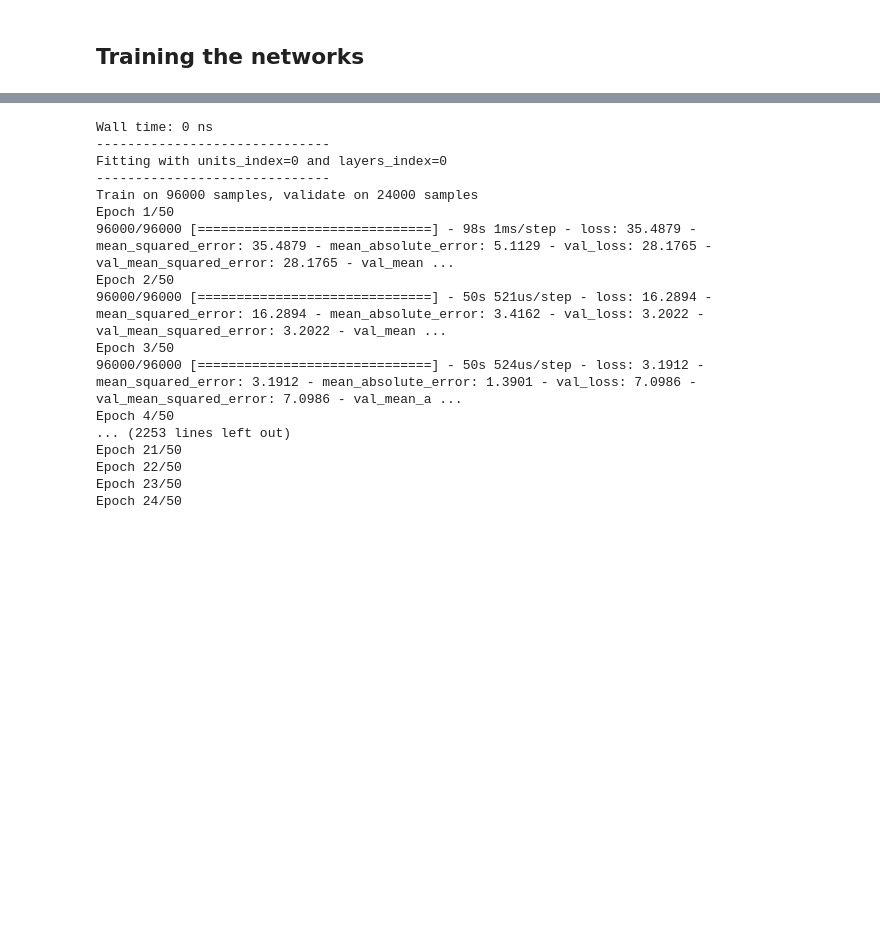
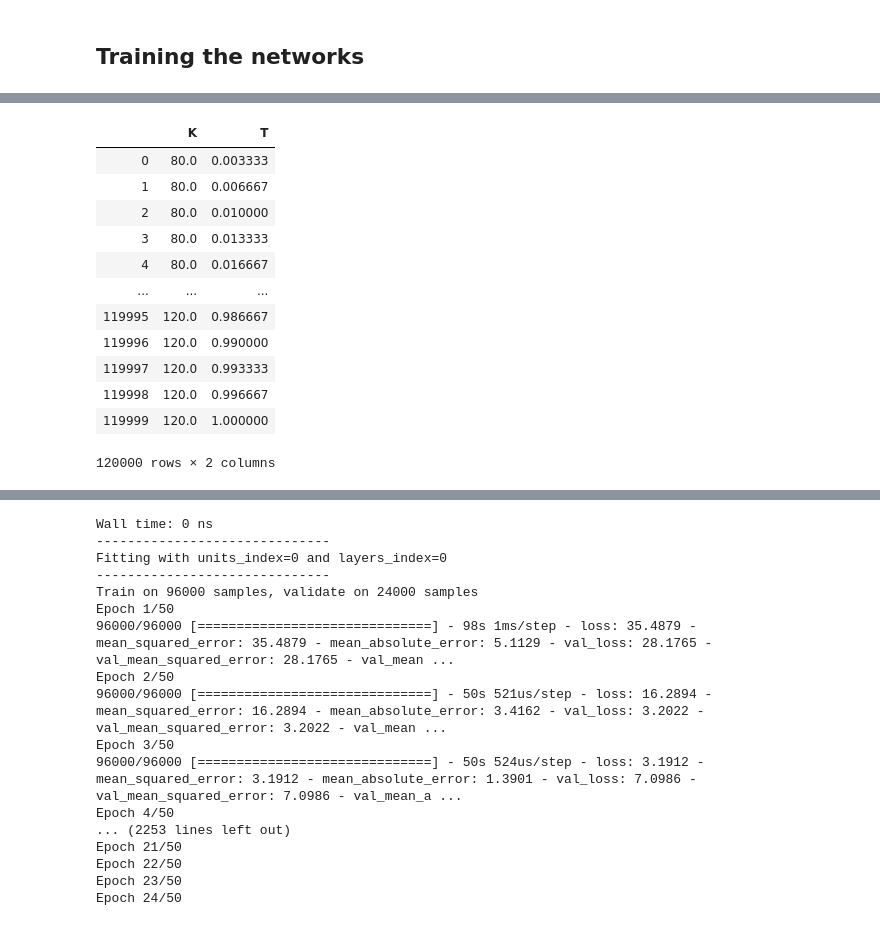
Before and after one commit to niknow/machine-learning-examples, a Jupyter notebook: network_topology_selection/how_deep_are_financial_models.ipynb, the cells around one changed output, grey strips where cells are left out. Saved outputs shown, nothing was run; the diff lists cells and outputs as text; code cells hidden in the pictures; blank space fills up the shorter version.

```diff
--- a/network_topology_selection/how_deep_are_financial_models.ipynb
+++ b/network_topology_selection/how_deep_are_financial_models.ipynb
@@ -250,0 +261,16 @@ fit_params={
+# %%
+df[['K', 'T']]
+# %% [output]
+|  | K | T |
+| 0 | 80.0 | 0.003333 |
+| 1 | 80.0 | 0.006667 |
+| 2 | 80.0 | 0.010000 |
+| 3 | 80.0 | 0.013333 |
+| 4 | 80.0 | 0.016667 |
+| ... | ... | ... |
+| 119995 | 120.0 | 0.986667 |
+| 119996 | 120.0 | 0.990000 |
+| 119997 | 120.0 | 0.993333 |
+| 119998 | 120.0 | 0.996667 |
+| 119999 | 120.0 | 1.000000 |
+120000 rows × 2 columns
```
Also changed, not shown: parts of 5 cells of this notebook, 1 other file.
